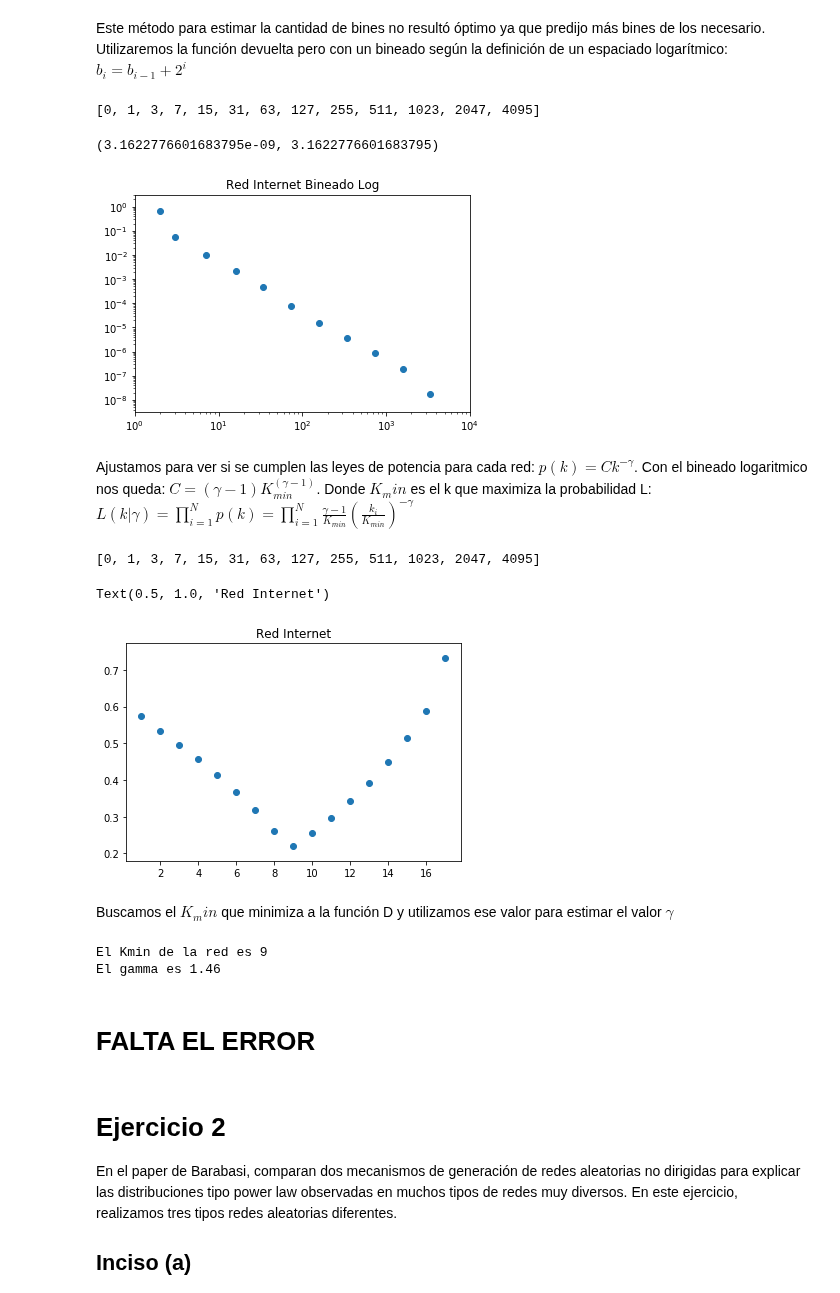
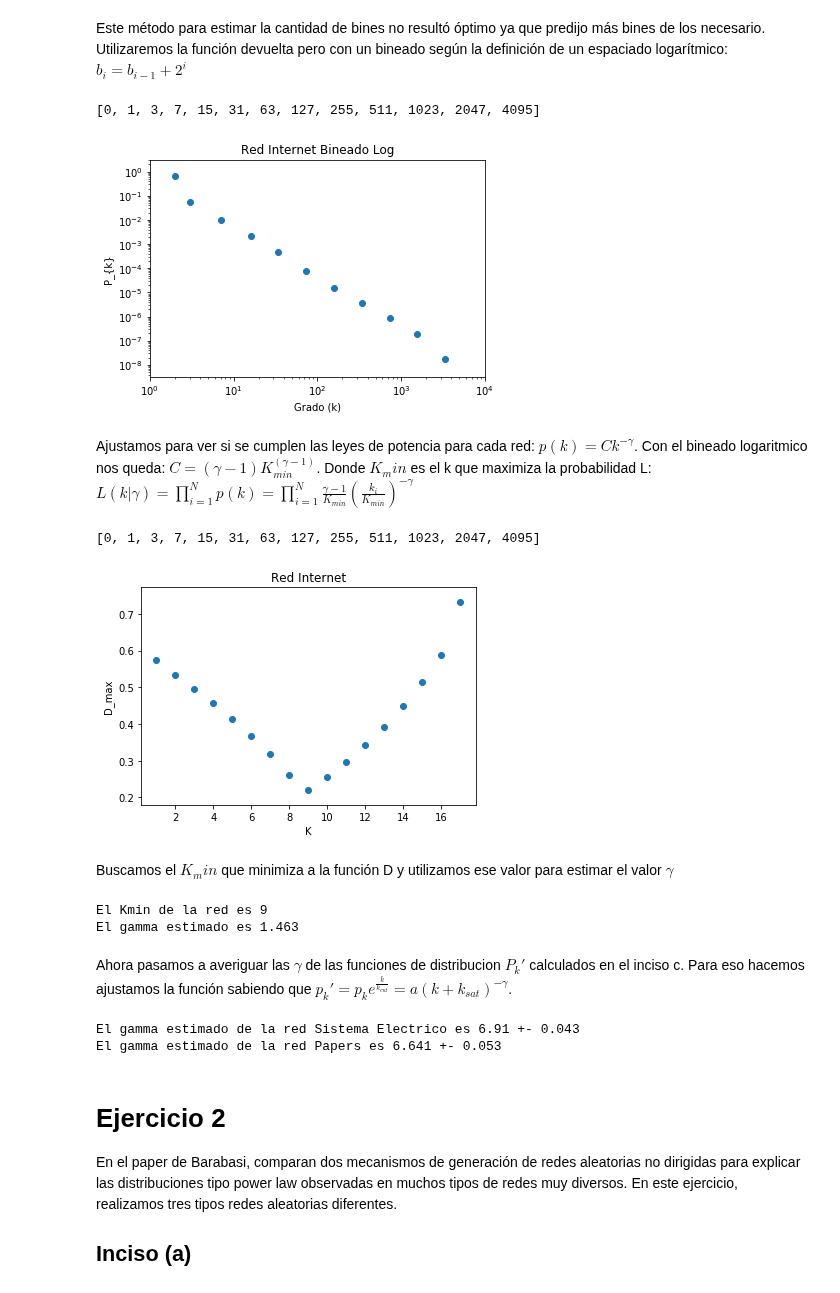
Before and after one commit to LunaKadysz/Redes, a Jupyter notebook: TPC_02/TPC_02_caro.ipynb, the cells around one changed output. Drawn from its saved outputs; the diff is of its cells as text; code cells hidden in the pictures.

```diff
--- a/TPC_02/TPC_02_caro.ipynb
+++ b/TPC_02/TPC_02_caro.ipynb
@@ -233,35 +215,37 @@ def log_binning_2(red):
     b = [0]
     i=0
 
     while b[-1] <= max(lista_grados):
         bi = b[-1] + 2**i
         b.append(bi)
         i += 1
     print(b)
     num_bins = len(b)
     espaciado_log = np.logspace(0, 4, endpoint=True, base=10,num=num_bins)
 
     hist,binedges = np.histogram(lista_grados,espaciado_log,density=True)
     bincenters = np.round(np.mean(np.vstack([binedges[0:-1],binedges[1:]]), axis=0))
     Hist = np.array((bincenters,hist)).T
     Hist = np.array([i for i in Hist if i[1]*1 != 0.0]).T #me saco de encima los grados con P_{k} = 0
 
     return Hist[0],Hist[1]
 
 
 #plot bineado logaritmico
 x,y = log_binning_2(grados_dict['Internet'])
 plt.figure()
 plt.scatter(x,y)
 plt.title(f"Red Internet Bineado Log")
 plt.yscale("log")
 plt.xscale("log")
+plt.ylabel('P_{k}')
+plt.xlabel('Grado (k)')
 plt.xlim(10**0,10**4)
 plt.ylim(10**-8.5,10**0.5)
+plt.show()
 # %% [output]
 [0, 1, 3, 7, 15, 31, 63, 127, 255, 511, 1023, 2047, 4095]
-(3.1622776601683795e-09, 3.1622776601683795)
-[figure, old version]
+[figure, new version]
 # %% [markdown]
 Ajustamos para ver si se cumplen las leyes de potencia para cada red:
 $p(k) = Ck^{-\gamma}$.
@@ -307,21 +291,43 @@ Kmin[red] = kmin[Ds.index(min(Ds))]
 #ploteo
 plt.scatter(kmin,Ds)
 plt.title(f"Red {red}")
+plt.ylabel('D_max')
+plt.xlabel('K')
+plt.show()
 # %% [output]
 [0, 1, 3, 7, 15, 31, 63, 127, 255, 511, 1023, 2047, 4095]
-Text(0.5, 1.0, 'Red Internet')
-[figure, old version]
+[figure, new version]
 # %% [markdown]
 Buscamos el $K_min$ que minimiza a la función D y utilizamos ese valor para estimar el valor $\gamma$
 # %%
 print(f"El Kmin de la red es {Kmin['Internet']} ")
-print(f"El gamma es {np.round(gamma(N,k,Kmin['Internet']),2)}")
-#falta el error, que asumo que es la expansion del error de todas la funcioncitas. Voy a ver si con el fitteo de igraph consigo algo
+print(f"El gamma estimado es {np.round(gamma(N,k,Kmin['Internet']),3)}")
 # %% [output]
 El Kmin de la red es 9
-El gamma es 1.46
+El gamma estimado es 1.463
-# %% [markdown]
-# FALTA EL ERROR
+# %% [markdown]
+Ahora pasamos a averiguar las $\gamma$ de las funciones de distribucion $P_{k}'$ calculados en el inciso c.
+Para eso hacemos ajustamos la función sabiendo que $p_{k}' = p_{k}e^{ \frac{k}{k_{cut}}}= a(k+k_{sat})^{-\gamma}$.
+# %%
+from scipy.optimize import curve_fit
+
+def pk_prima_real_e(k,a,gama):
+    return a*((k+14)**(-gama))
+
+def pk_prima_real_p(k,a,gama):
+    return a*((k+20)**(-gama))
+
+k_electrico,pk_p_electrico =  pk_prima(grados_dict['Sistema Electrico'],14)
+k_papers,pk_p_papers =  pk_prima(grados_dict['Papers'],20)
+
+param_electrico, param_cov_electrico = curve_fit(pk_prima_real_e,k_electrico,pk_p_electrico, p0=[2,1.5])
+param_papers, param_cov_papers = curve_fit(pk_prima_real_p,k_papers,pk_p_papers, p0=[2,1.5])
+
+print(f"El gamma estimado de la red Sistema Electrico es {np.round(param_electrico[1],3)} +- {np.round(np.sqrt(param_cov_electrico[1][1]),3)}")
+print(f"El gamma estimado de la red Papers es {np.round(param_papers[1],3)} +- {np.round(np.sqrt(param_cov_papers[1][1]),3)}")
+# %% [output]
+El gamma estimado de la red Sistema Electrico es 6.91 +- 0.043
+El gamma estimado de la red Papers es 6.641 +- 0.053
 # %% [markdown]
 # Ejercicio 2
 En el paper de Barabasi, comparan dos mecanismos de generación de redes aleatorias no dirigidas para explicar las distribuciones tipo power law observadas en muchos tipos de redes muy diversos. En este ejercicio, realizamos tres tipos redes aleatorias diferentes.
```
Also changed, not shown: parts of 8 cells of this notebook.
